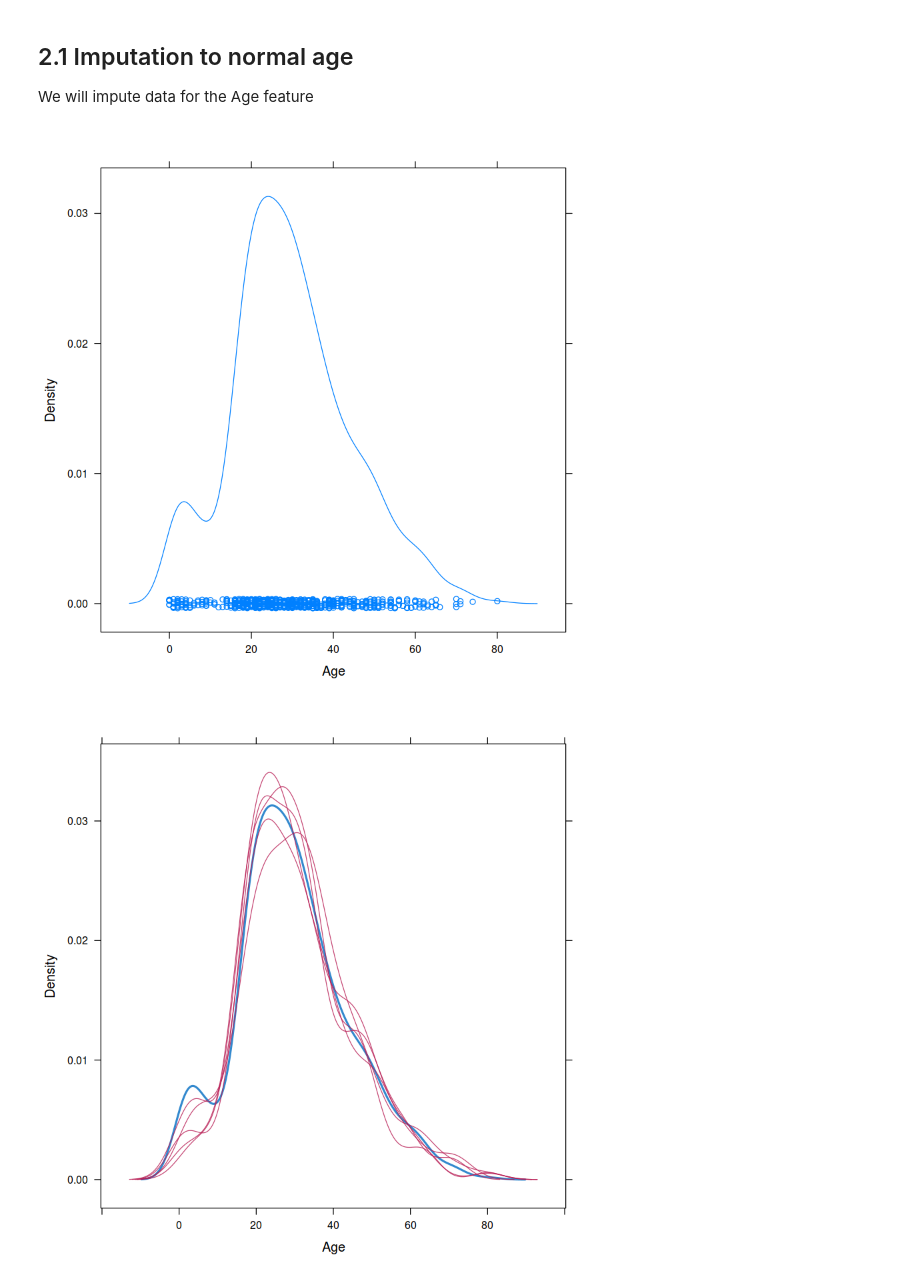
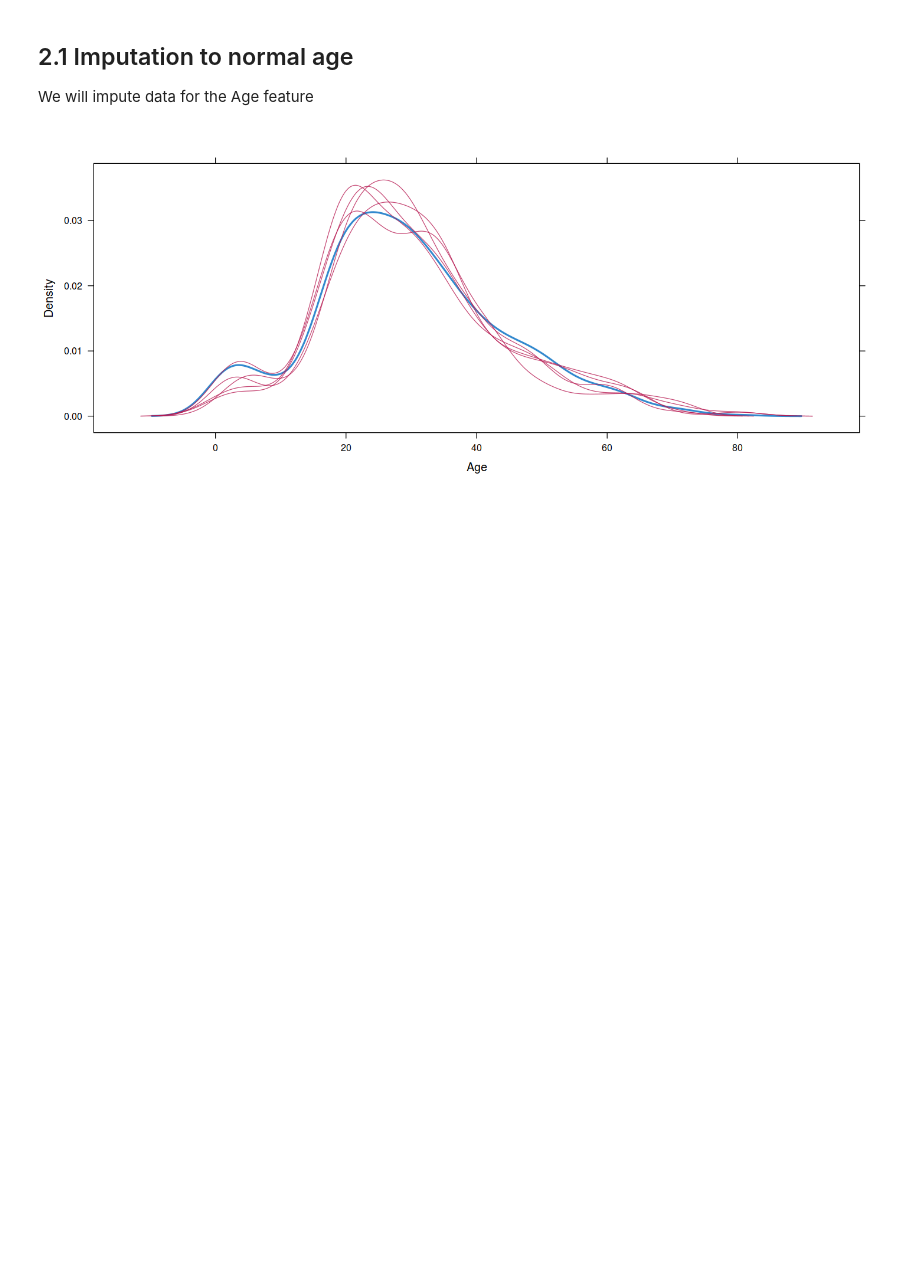
Before and after one commit to sapristi/ML, a Jupyter notebook: experiments/titanic_challenge/age_exploration.ipynb, the cells around one changed output. Drawn from its saved outputs; the diff is of its cells as text; code cells hidden in the pictures; blank space fills up the shorter version.

```diff
--- a/experiments/titanic_challenge/age_exploration.ipynb
+++ b/experiments/titanic_challenge/age_exploration.ipynb
@@ -156,9 +156,6 @@ train.mice$Age <- train.ff$Age
 #train.mice$Age.disc5 <- train.ff$Age.disc5
 # %%
 imp1.cart <- mice(train.mice, m=5, method='cart', printFlag = FALSE, formulas = list(Age = Age ~ Title))
-densityplot(~Age, data= train.notna)
 densityplot(imp1.cart)
-stripplot(imp1.cart, Age ~ Title)
 # %% [output]
-[figure, old version]
+[figure, new version]
-[figure, removed]
```
Also changed, not shown: parts of 2 cells of this notebook.
